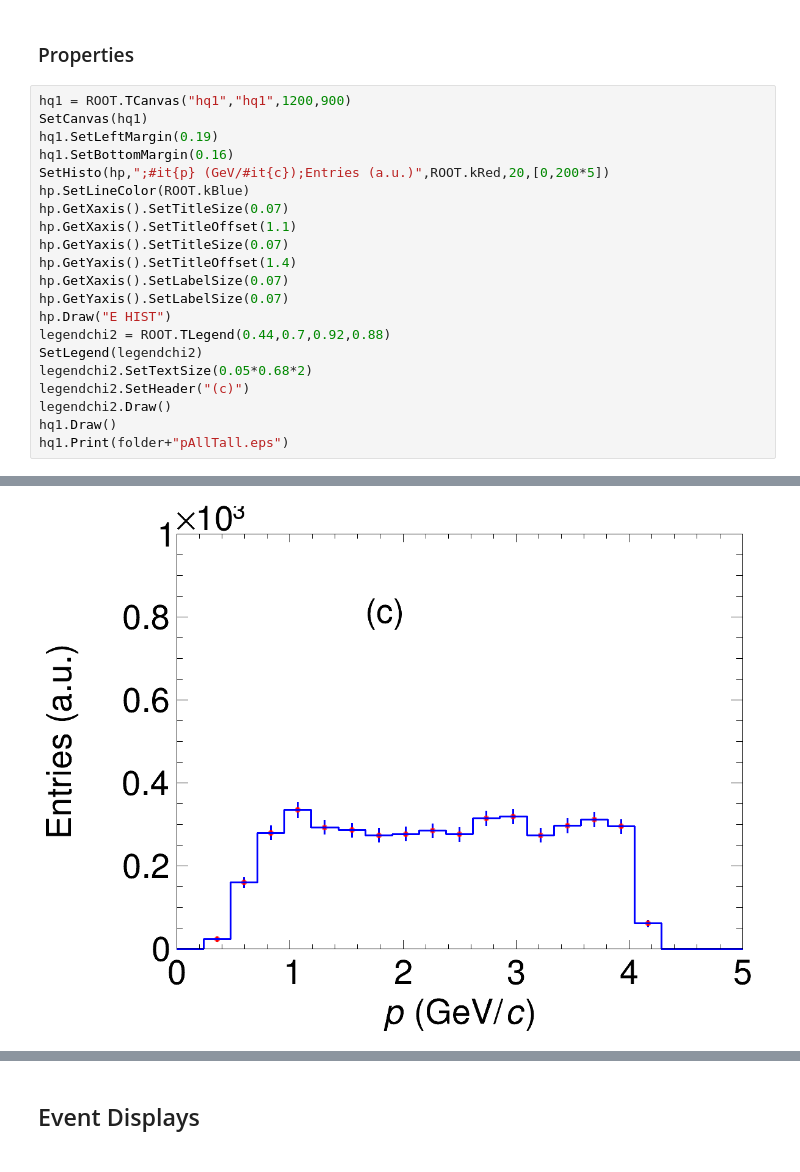
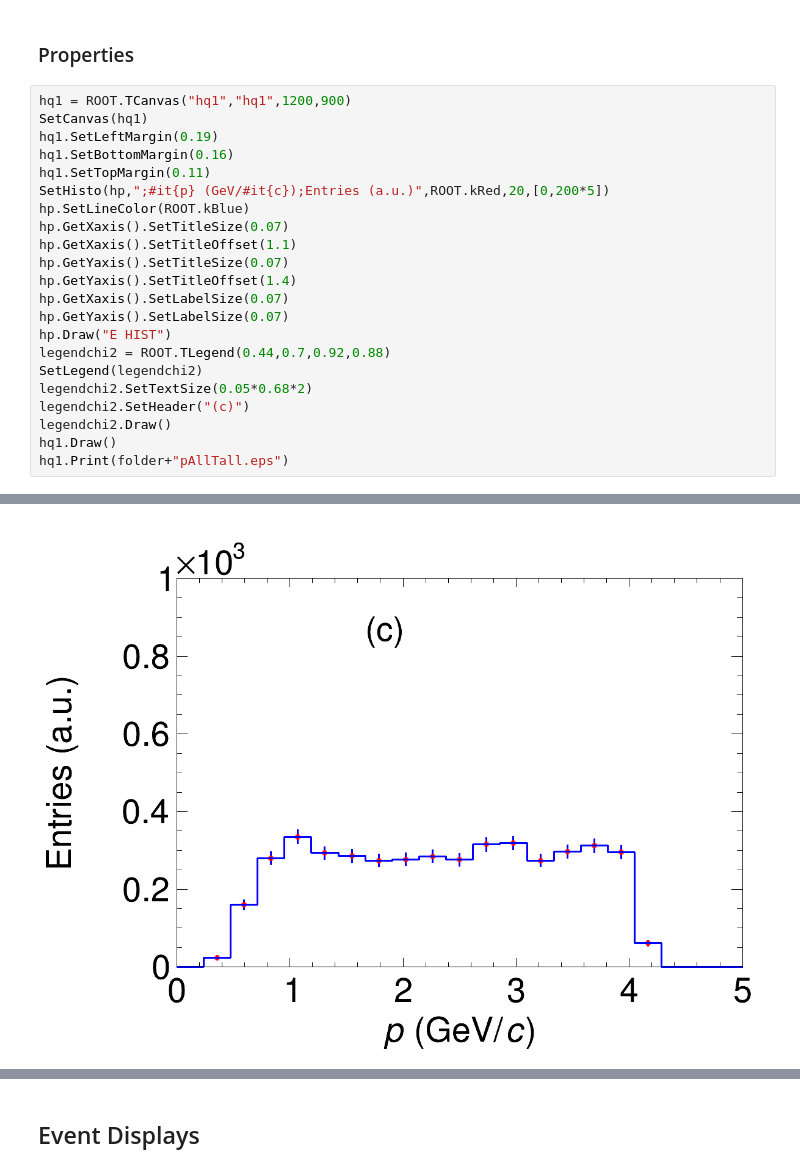
Before and after one commit to Trenchcoat95/OxfordCode, a Jupyter notebook: Kalman_Garlite/jupyter_notebooks/props_res_garlite_ana.ipynb, the cells around one changed output, grey strips where cells are left out. Saved outputs shown, nothing was run; the diff lists cells and outputs as text.

```diff
--- a/Kalman_Garlite/jupyter_notebooks/props_res_garlite_ana.ipynb
+++ b/Kalman_Garlite/jupyter_notebooks/props_res_garlite_ana.ipynb
@@ -388,6 +388,7 @@ hq1 = ROOT.TCanvas("hq1","hq1",1200,900)
 SetCanvas(hq1)
 hq1.SetLeftMargin(0.19)
 hq1.SetBottomMargin(0.16)
+hq1.SetTopMargin(0.11)
 SetHisto(hp,";#it{p} (GeV/#it{c});Entries (a.u.)",ROOT.kRed,20,[0,200*5])
 hp.SetLineColor(ROOT.kBlue)
 hp.GetXaxis().SetTitleSize(0.07)
@@ -408,5 +410,5 @@ hq1.Print(folder+"pAllTall.eps")
 Info in <TCanvas::Print>: eps file /home/federico/Documents/Universita/Federico_2020-2021/OxfordCode/Kalman_Garlite/toygarlite/6planes/smearx03y03_aliceseed_elossnocorr_MSnocorr_Helix_p_0.1_4/pAllTall ...
-[figure, old version]
+[figure, new version]
 # %%
 hq1 = ROOT.TCanvas("hq1","hq1",1200,900)
 SetCanvas(hq1)
```
Also changed, not shown: parts of 4 cells of this notebook, 13 other files.
